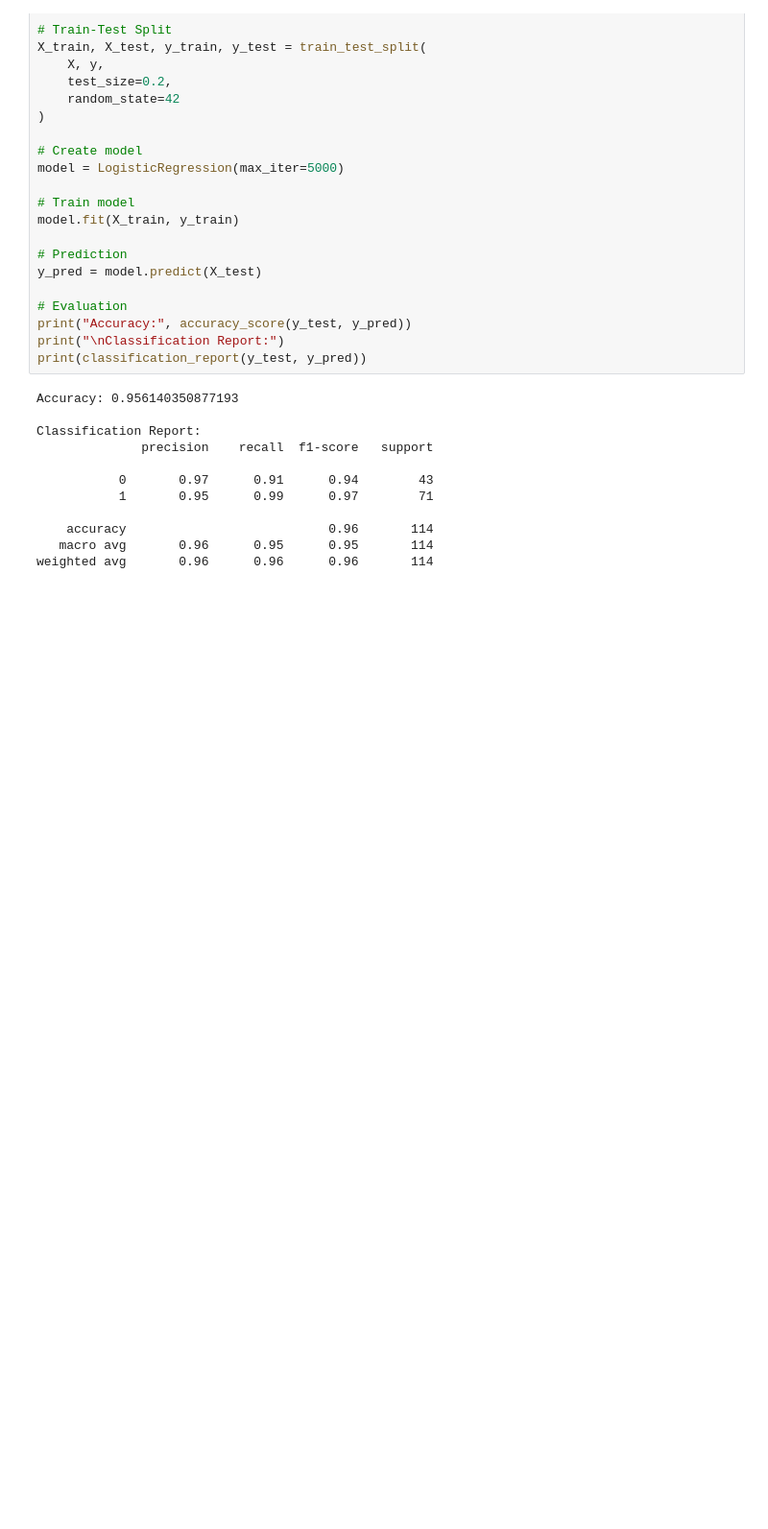
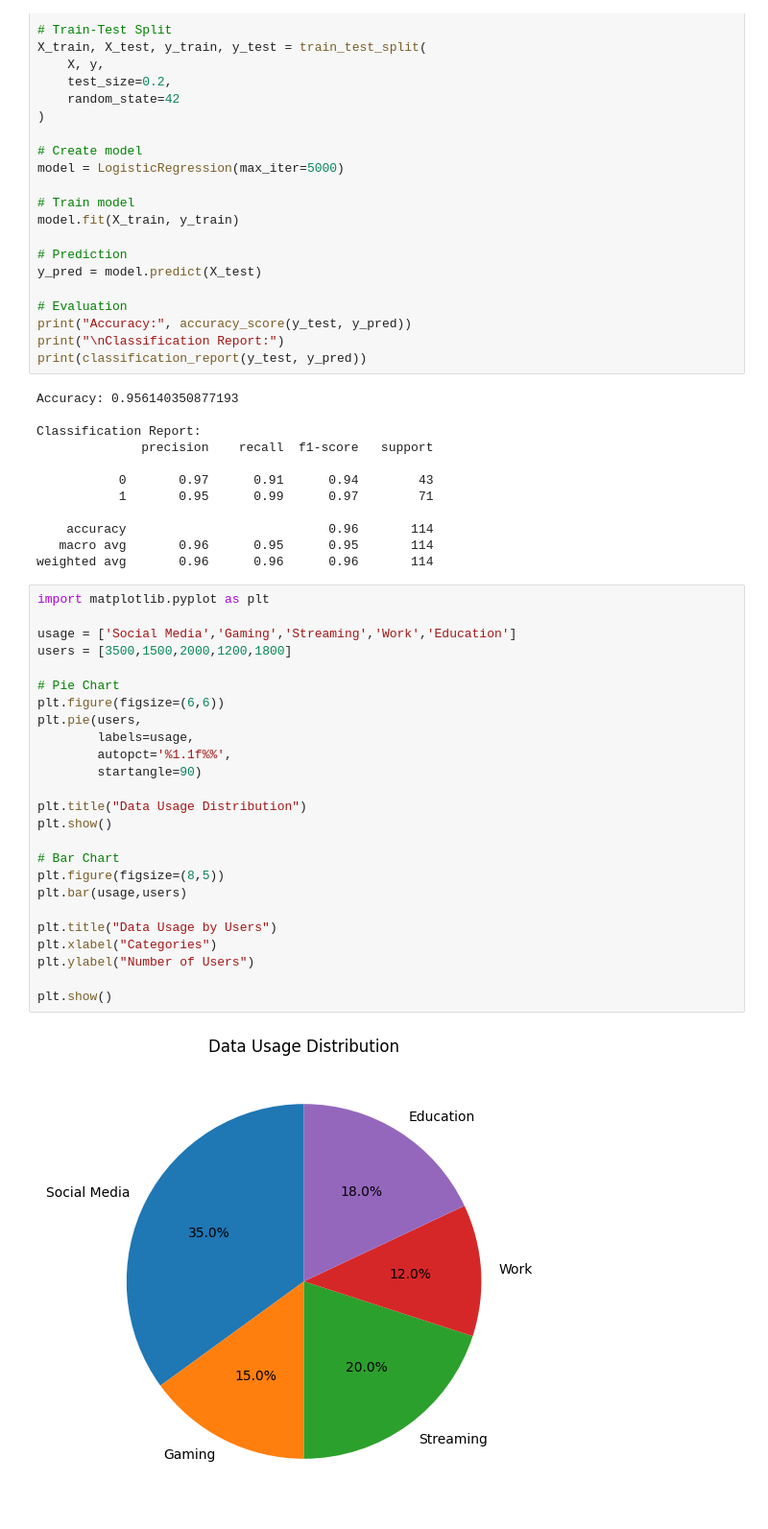
Before and after one commit to Muruli72/python, a Jupyter notebook: labsee.ipynb, the cells around one changed output. Shown at 96% size. Saved outputs shown, nothing was run; the diff lists cells and outputs as text; blank space fills up the shorter version.

```diff
--- a/labsee.ipynb
+++ b/labsee.ipynb
@@ -854,3 +854,30 @@ Classification Report:
     accuracy                           0.96       114
    macro avg       0.96      0.95      0.95       114
 weighted avg       0.96      0.96      0.96       114
+# %%
+import matplotlib.pyplot as plt
+
+usage = ['Social Media','Gaming','Streaming','Work','Education']
+users = [3500,1500,2000,1200,1800]
+
+# Pie Chart
+plt.figure(figsize=(6,6))
+plt.pie(users,
+        labels=usage,
+        autopct='%1.1f%%',
+        startangle=90)
+
+plt.title("Data Usage Distribution")
+plt.show()
+
+# Bar Chart
+plt.figure(figsize=(8,5))
+plt.bar(usage,users)
+
+plt.title("Data Usage by Users")
+plt.xlabel("Categories")
+plt.ylabel("Number of Users")
+
+plt.show()
+# %% [output]
+[figure, added]
```
Also changed, not shown: parts of 1 cell of this notebook, 5 other files.
